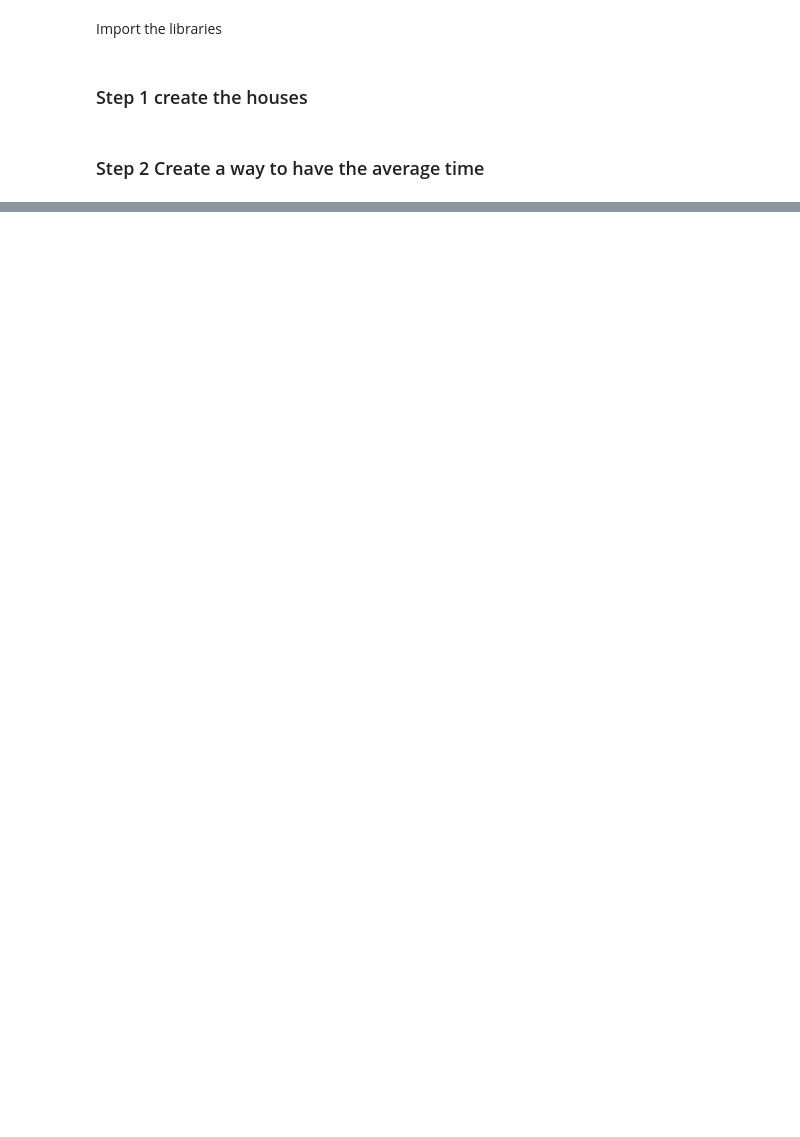
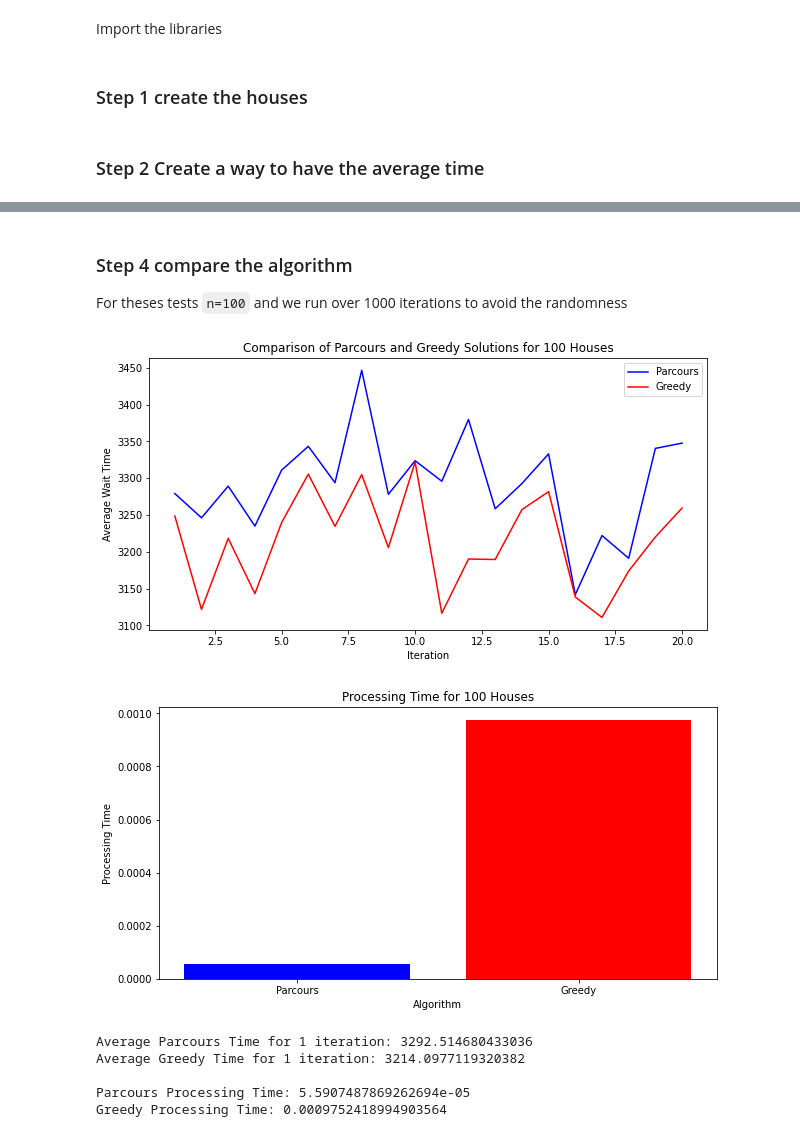
Before and after one commit to EnzoHaegel/ComplexiteAlgorithm, a Jupyter notebook: exercice01.ipynb, the cells around one changed output, grey strips where cells are left out. Saved outputs shown, nothing was run; the diff lists cells and outputs as text; code cells hidden in the pictures; blank space fills up the shorter version.

```diff
--- a/exercice01.ipynb
+++ b/exercice01.ipynb
@@ -21,9 +17,8 @@ import math
 ### Step 1 create the houses
 # %%
 def create_houses(n):
-    houses = np.random.uniform(-1000, 1000, n)
+    houses = np.random.normal(0, 1000, n)
     houses = [(i, h) for i, h in enumerate(houses)]
-    houses = sorted(houses, key=lambda x: x[1])
     return houses
 # %% [markdown]
 ### Step 2 Create a way to have the average time
@@ -225,0 +63,15 @@ The Greedy Approach and the Two Pointers Approach yielded similar average waitin
+# %%
+def greedy_solution(houses):
+    snowplow_pos = 0
+    order = []
+    remaining_houses = houses.copy()
+    while remaining_houses:
+        closest_house = min(remaining_houses, key=lambda h: abs(snowplow_pos - h[1]))
+        order.append(closest_house[0])
+        snowplow_pos = closest_house[1]
+        remaining_houses.remove(closest_house)
+    return order
+# %% [markdown]
+### Step 4 compare the algorithm
+
+For theses tests `n=100` and we run over 1000 iterations to avoid the randomness
@@ -225,0 +110,44 @@ The Greedy Approach and the Two Pointers Approach yielded similar average waitin
+# %%
+def compare_algorithms(n, iterations=100, window_size=50):
+    parcours_times = []
+    greedy_times = []
+
+    parcours_avg, greedy_avg, parcours_ptime, greedy_ptime = get_average_time(n, iterations, window_size, parcours_times, greedy_times)
+
+    # Plot the average times
+    x = range(1, len(parcours_avg) + 1)
+    fig, ax = plt.subplots(figsize=(10, 5))
+    ax.plot(x, parcours_avg, label='Parcours', color='blue')
+    ax.plot(x, greedy_avg, label='Greedy', color='red')
+    ax.set_xlabel('Iteration')
+    ax.set_ylabel('Average Wait Time')
+    ax.legend()
+    plt.title(f'Comparison of Parcours and Greedy Solutions for {n} Houses')
+    plt.show()
+
+    # Plot the processing times
+    fig, ax = plt.subplots(figsize=(10, 5))
+    ax.bar(['Parcours', 'Greedy'], [parcours_ptime, greedy_ptime], color=['blue', 'red'])
+    ax.set_xlabel('Algorithm')
+    ax.set_ylabel('Processing Time')
+    plt.title(f'Processing Time for {n} Houses')
+    plt.show()
+
+    # Print the average times
+    print(f'Average Parcours Time for 1 iteration: {sum(parcours_times) / len(parcours_times)}')
+    print(f'Average Greedy Time for 1 iteration: {sum(greedy_times) / len(greedy_times)}', end='\n\n')
+
+    # Print the processing times
+    print(f'Parcours Processing Time: {parcours_ptime}')
+    print(f'Greedy Processing Time: {greedy_ptime}')
+
+
+compare_algorithms(100, 1000)
+# %% [output]
+[figure, added]
+[figure, added]
+Average Parcours Time for 1 iteration: 3292.514680433036
+Average Greedy Time for 1 iteration: 3214.0977119320382
+
+Parcours Processing Time: 5.5907487869262694e-05
+Greedy Processing Time: 0.0009752418994903564
```
Also changed, not shown: parts of 20 cells of this notebook.
